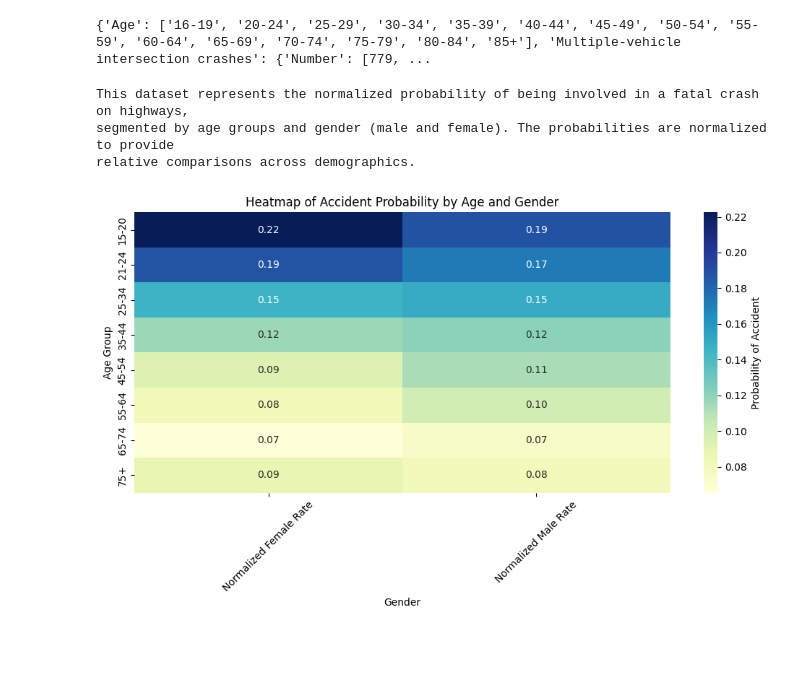
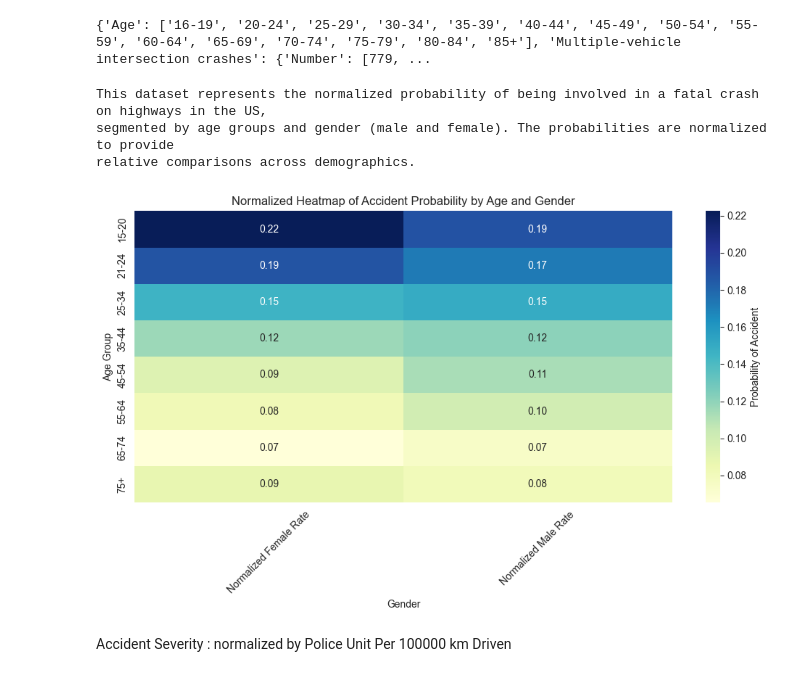
Before and after one commit to zaurusman/Project-RideShare, a Jupyter notebook: project_rIdeshare.ipynb, the cells around one changed output. Saved outputs shown, nothing was run; the diff lists cells and outputs as text; code cells hidden in the pictures; blank space fills up the shorter version.

```diff
--- a/project_rIdeshare.ipynb
+++ b/project_rIdeshare.ipynb
@@ -1073,33 +1242,35 @@ relative comparisons across demographics.
 # Print the description
 print(description)
 
 # Data from the provided table
 data = {
     "Age Group": ["15-20", "21-24", "25-34", "35-44", "45-54", "55-64", "65-74", "75+"],
     "Normalized Male Rate": [0.188378632, 0.172758513, 0.1495314, 0.120899719, 0.113098659, 0.099653537, 0.074351765, 0.080912215],
     "Normalized Female Rate": [0.222513089, 0.187609075, 0.145724258, 0.116928447, 0.093386237, 0.082079232, 0.065445026, 0.088132635],
 }
 
 # Convert data into a pandas DataFrame
 df = pd.DataFrame(data)
 
 # Melt the DataFrame for easier plotting with Seaborn
 df_melted = df.melt(id_vars="Age Group", var_name="Gender", value_name="Accident Probability")
 
 # Create a heatmap
 plt.figure(figsize=(10, 6))
 heatmap_data = df_melted.pivot(index="Age Group", columns="Gender", values="Accident Probability")
 sns.heatmap(heatmap_data, annot=True, fmt=".2f", cmap="YlGnBu", cbar_kws={"label": "Probability of Accident"})
-plt.title("Heatmap of Accident Probability by Age and Gender")
+plt.title("Normalized Heatmap of Accident Probability by Age and Gender")
 plt.xlabel("Gender")
 plt.ylabel("Age Group")
 plt.xticks(rotation=45)
 plt.tight_layout()
 
 # Show the plot
 plt.show()
 # %% [output]
-This dataset represents the normalized probability of being involved in a fatal crash on highways,
+This dataset represents the normalized probability of being involved in a fatal crash on highways in the US,
 segmented by age groups and gender (male and female). The probabilities are normalized to provide
 relative comparisons across demographics.
-[figure, old version]
+[figure, new version]
+# %% [markdown]
+Accident Severity : normalized by Police Unit Per 100000 km Driven
```
Also changed, not shown: parts of 20 cells of this notebook, 5 other files.
